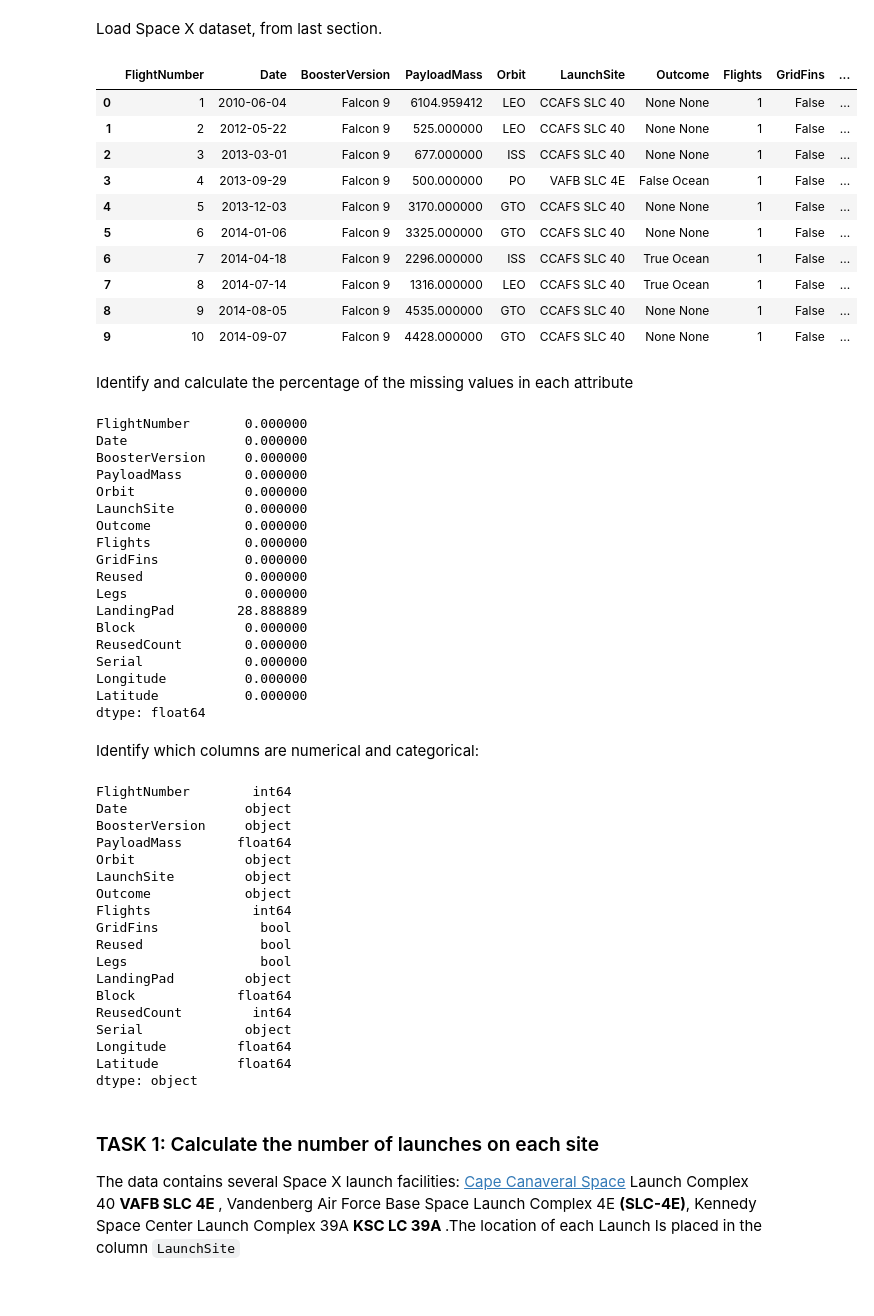
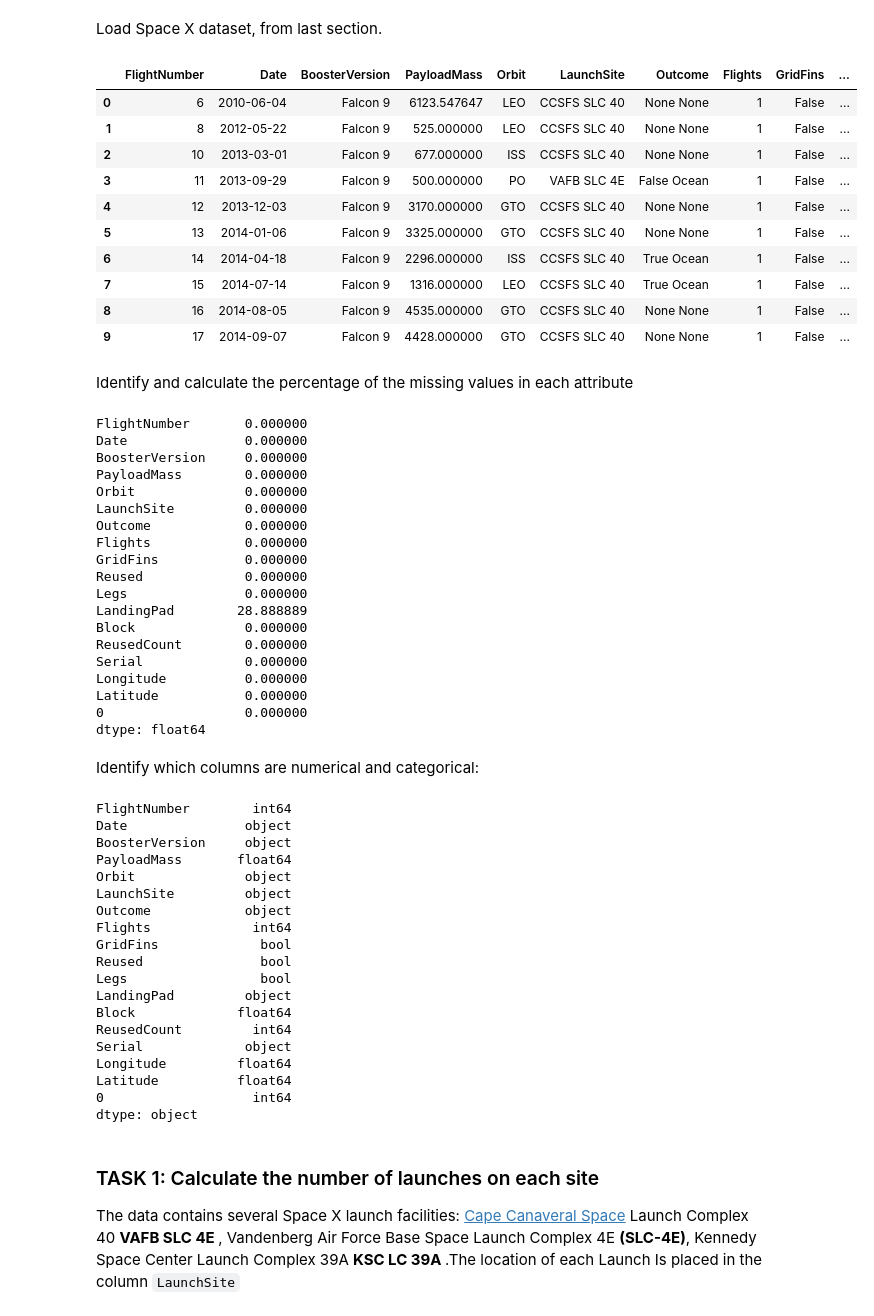
Before and after one commit to paolaallegrini/SpaceX, a Jupyter notebook: labs-jupyter-spacex-Data wrangling.ipynb, the cells around one changed output. Saved outputs shown, nothing was run; the diff lists cells and outputs as text; code cells hidden in the pictures.

```diff
--- a/labs-jupyter-spacex-Data wrangling.ipynb
+++ b/labs-jupyter-spacex-Data wrangling.ipynb
@@ -67,20 +67,21 @@ import numpy as np
 # %% [markdown]
 Load Space X dataset, from last section.
 # %%
-df=pd.read_csv("https://cf-courses-data.s3.us.cloud-object-storage.appdomain.cloud/IBM-DS0321EN-SkillsNetwork/datasets/dataset_part_1.csv")
+#df=pd.read_csv("https://cf-courses-data.s3.us.cloud-object-storage.appdomain.cloud/IBM-DS0321EN-SkillsNetwork/datasets/dataset_part_1.csv")
+df=pd.read_csv('dataset_part_1.csv')
 df.head(10)
 # %% [output]
 |  | FlightNumber | Date | BoosterVersion | PayloadMass | Orbit | LaunchSite | Outcome | Flights | GridFins | ... |
-| 0 | 1 | 2010-06-04 | Falcon 9 | 6104.959412 | LEO | CCAFS SLC 40 | None None | 1 | False | ... |
-| 1 | 2 | 2012-05-22 | Falcon 9 | 525.000000 | LEO | CCAFS SLC 40 | None None | 1 | False | ... |
-| 2 | 3 | 2013-03-01 | Falcon 9 | 677.000000 | ISS | CCAFS SLC 40 | None None | 1 | False | ... |
-| 3 | 4 | 2013-09-29 | Falcon 9 | 500.000000 | PO | VAFB SLC 4E | False Ocean | 1 | False | ... |
-| 4 | 5 | 2013-12-03 | Falcon 9 | 3170.000000 | GTO | CCAFS SLC 40 | None None | 1 | False | ... |
-| 5 | 6 | 2014-01-06 | Falcon 9 | 3325.000000 | GTO | CCAFS SLC 40 | None None | 1 | False | ... |
-| 6 | 7 | 2014-04-18 | Falcon 9 | 2296.000000 | ISS | CCAFS SLC 40 | True Ocean | 1 | False | ... |
-| 7 | 8 | 2014-07-14 | Falcon 9 | 1316.000000 | LEO | CCAFS SLC 40 | True Ocean | 1 | False | ... |
-| 8 | 9 | 2014-08-05 | Falcon 9 | 4535.000000 | GTO | CCAFS SLC 40 | None None | 1 | False | ... |
-| 9 | 10 | 2014-09-07 | Falcon 9 | 4428.000000 | GTO | CCAFS SLC 40 | None None | 1 | False | ... |
+| 0 | 6 | 2010-06-04 | Falcon 9 | 6123.547647 | LEO | CCSFS SLC 40 | None None | 1 | False | ... |
+| 1 | 8 | 2012-05-22 | Falcon 9 | 525.000000 | LEO | CCSFS SLC 40 | None None | 1 | False | ... |
+| 2 | 10 | 2013-03-01 | Falcon 9 | 677.000000 | ISS | CCSFS SLC 40 | None None | 1 | False | ... |
+| 3 | 11 | 2013-09-29 | Falcon 9 | 500.000000 | PO | VAFB SLC 4E | False Ocean | 1 | False | ... |
+| 4 | 12 | 2013-12-03 | Falcon 9 | 3170.000000 | GTO | CCSFS SLC 40 | None None | 1 | False | ... |
+| 5 | 13 | 2014-01-06 | Falcon 9 | 3325.000000 | GTO | CCSFS SLC 40 | None None | 1 | False | ... |
+| 6 | 14 | 2014-04-18 | Falcon 9 | 2296.000000 | ISS | CCSFS SLC 40 | True Ocean | 1 | False | ... |
+| 7 | 15 | 2014-07-14 | Falcon 9 | 1316.000000 | LEO | CCSFS SLC 40 | True Ocean | 1 | False | ... |
+| 8 | 16 | 2014-08-05 | Falcon 9 | 4535.000000 | GTO | CCSFS SLC 40 | None None | 1 | False | ... |
+| 9 | 17 | 2014-09-07 | Falcon 9 | 4428.000000 | GTO | CCSFS SLC 40 | None None | 1 | False | ... |
 # %% [markdown]
 Identify and calculate the percentage of the missing values in each attribute
 # %%
@@ -103,6 +104,7 @@ ReusedCount        0.000000
 Serial             0.000000
 Longitude          0.000000
 Latitude           0.000000
+0                  0.000000
 dtype: float64
 # %% [markdown]
 Identify which columns are numerical and categorical:
@@ -126,6 +128,7 @@ ReusedCount         int64
 Serial             object
 Longitude         float64
 Latitude          float64
+0                   int64
 dtype: object
 # %% [markdown]
 ### TASK 1: Calculate the number of launches on each site
```
Also changed, not shown: parts of 3 cells of this notebook, 11 other files.
